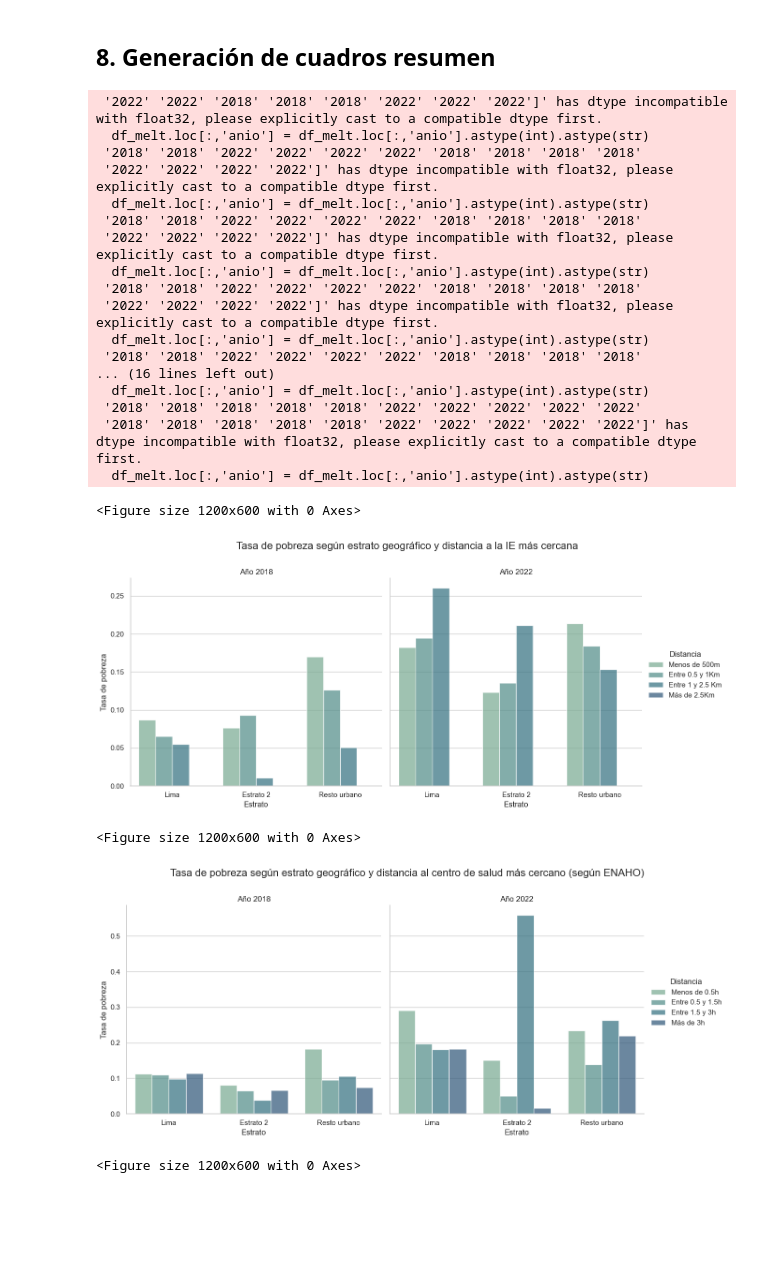
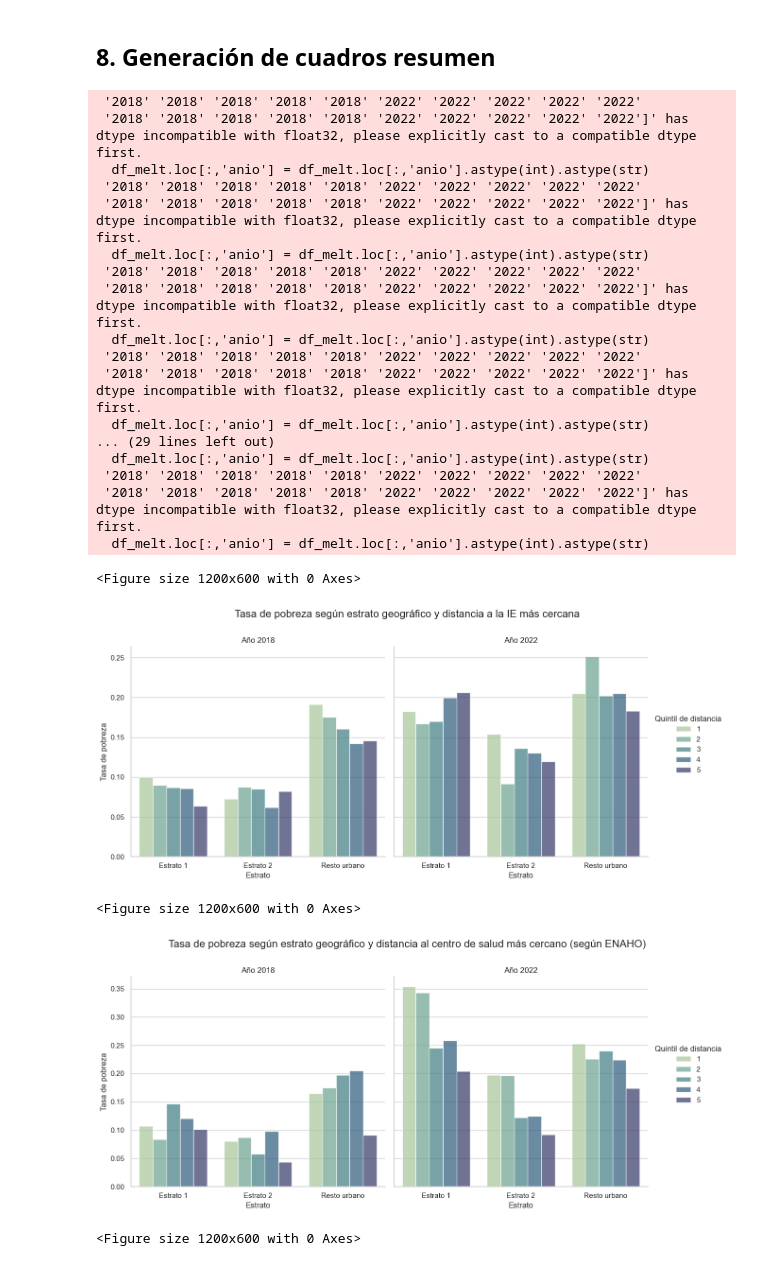
Before and after one commit to cesarnunezh/PDB-Pobreza, a Jupyter notebook: 3. Análisis espacial/variablesEspaciales.ipynb, the cells around one changed output. Cells and saved outputs as stored; diff of their text form; code cells hidden in the pictures; blank space fills up the shorter version.

```diff
--- a/3. Análisis espacial/variablesEspaciales.ipynb
+++ b/3. Análisis espacial/variablesEspaciales.ipynb
@@ -673,7 +799,7 @@ pobRestoRad500 = mod1[mod1['estrato'] > 2].groupby(['anio', 'catDistRad500']).ap
 # %% [markdown]
 ## 8. Generación de cuadros resumen
 # %%
-dataframe_names = ['IE', 'CCSS1', 'CCSS_I_II', 'CCSS_I', 'CCSS_II', 'Centro', 'Com', 'Mer', 'Trabajo', 'Rad500', 'Rad1000']
+dataframe_names = ['IE', 'CCSS1', 'CCSS_I_II', 'CCSS_I', 'CCSS_II', 'Centro', 'Com', 'Mer', 'Trabajo', 'Rad500', 'Rad1000', 'CentroCosta', 'CentroNoCosta', 'TrabajoCosta' , 'TrabajoNoCosta']
 
 # Función para procesar y renombrar DataFrames
 def process_dataframe(df, new_col, dist_col):
@@ -711,23 +837,10 @@ for name in dataframe_names:
         processed_dataframes['Resto'][name],
         f'catDist{name}'
     )
-
-# Acceder a un DataFrame fusionado específico
-distIE = merged_dataframes['IE']
-distCCSS1 = merged_dataframes['CCSS1']
-distCCSS_I_II = merged_dataframes['CCSS_I_II']
-distCCSS_I = merged_dataframes['CCSS_I']
-distCCSS_II = merged_dataframes['CCSS_II']
-distCentro = merged_dataframes['Centro']
-distCom = merged_dataframes['Com']
-distMer = merged_dataframes['Mer']
-distRad500 = merged_dataframes['Rad500']
-distRad1000 = merged_dataframes['Rad1000']
-distTrabajo = merged_dataframes['Trabajo']
 # %%
 os.chdir(r'C:\Users\User\OneDrive - MIGRACIÓN VIDENZA\1. Proyectos\1. Proyectos actuales\23. Artículos PDB\2. PDB - Pobreza Urbana\2. Data\2. Output')
 
-dataframe_names = ['IE', 'CCSS1', 'CCSS_I_II', 'CCSS_I', 'CCSS_II', 'Centro', 'Com', 'Mer', 'Trabajo', 'Rad500', 'Rad1000']
+dataframe_names = ['IE', 'CCSS1', 'CCSS_I_II', 'CCSS_I', 'CCSS_II', 'Centro', 'Com', 'Mer', 'Trabajo', 'Rad500', 'Rad1000','CentroCosta', 'CentroNoCosta', 'TrabajoCosta' , 'TrabajoNoCosta']
 
 file_path = 'analisisEspacial.xlsx'
 with pd.ExcelWriter(file_path) as writer:
@@ -739,9 +852,9 @@ import pandas as pd
 import matplotlib.pyplot as plt
 import seaborn as sns
 
-dataframe_names = ['IE', 'CCSS1', 'CCSS_I_II', 'CCSS_I', 'CCSS_II', 'Centro', 'Com', 'Mer', 'Trabajo', 'Rad500', 'Rad1000']
-leyendVals= ['Distancia', 'Distancia', 'Distancia', 'Distancia', 'Distancia', 'Distancia', 'Distancia', 'Distancia', 'Distancia', 'Quintil de luminosidad', 'Quintil de luminosidad']
-titleVals = ['distancia a la IE más cercana', 'distancia al centro de salud más cercano (según ENAHO)', 'distancia al centro de salud de nivel I o II más cercano (según RENIPRESS)', 'distancia al centro de salud de nivel I más cercano (según RENIPRESS)', 'distancia al centro de salud de nivel II más cercano (según RENIPRESS)', 'distancia a la centralidad de la provincia', 'distancia a la comisaría más cercana', 'distancia al mercado de abastos más cercano', 'distancia al centro del distrito donde trabaja', 'nivel de luminosidad en un radio de 500m', 'nivel de luminosidad en un radio de 1 km']
+dataframe_names = ['IE', 'CCSS1', 'CCSS_I_II', 'CCSS_I', 'CCSS_II', 'Centro', 'Com', 'Mer', 'Trabajo', 'Rad500', 'Rad1000', 'CentroCosta', 'CentroNoCosta', 'TrabajoCosta' , 'TrabajoNoCosta']
+leyendVals= ['Quintil de distancia', 'Quintil de distancia', 'Quintil de distancia', 'Quintil de distancia', 'Quintil de distancia', 'Quintil de distancia', 'Quintil de distancia', 'Quintil de distancia', 'Quintil de distancia', 'Quintil de luminosidad', 'Quintil de luminosidad', 'Quintil de distancia', 'Quintil de distancia', 'Quintil de distancia', 'Quintil de distancia']
+titleVals = ['distancia a la IE más cercana', 'distancia al centro de salud más cercano (según ENAHO)', 'distancia al centro de salud de nivel I o II más cercano (según RENIPRESS)', 'distancia al centro de salud de nivel I más cercano (según RENIPRESS)', 'distancia al centro de salud de nivel II más cercano (según RENIPRESS)', 'distancia a la centralidad de la provincia', 'distancia a la comisaría más cercana', 'distancia al mercado de abastos más cercano', 'distancia al centro del distrito donde trabaja', 'nivel de luminosidad en un radio de 500m', 'nivel de luminosidad en un radio de 1 km', 'distancia a la centralidad de la provincia - Costa', 'distancia a la centralidad de la provincia - No Costa', 'distancia al centro del distrito donde trabaja - Costa', 'distancia al centro del distrito donde trabaja - No Costa']
 
 dictLeyend = dict(zip(dataframe_names, leyendVals))
 dictTitles = dict(zip(dataframe_names, titleVals))
@@ -751,47 +864,48 @@ os.chdir(r'C:\Users\User\OneDrive - MIGRACIÓN VIDENZA\1. Proyectos\1. Proyectos
 for data in dataframe_names:
     df = merged_dataframes[data]
     cond1 = df['anio'] == 2018
     cond2 = df['anio'] == 2022
 
     df = df[cond1 | cond2 ]
     df_melt = pd.melt(df, id_vars=['anio',f'catDist{data}'], value_vars=['Lima', 'Est2', 'Resto'])
     df_melt.loc[:,'anio'] = df_melt.loc[:,'anio'].astype(int).astype(str)
+    df_melt.loc[df_melt['variable']=='Lima','variable'] = "Estrato 1"
     df_melt.loc[df_melt['variable']=='Est2','variable'] = "Estrato 2"
     df_melt.loc[df_melt['variable']=='Resto','variable'] = "Resto urbano"
 
     # Setting the figure size
     plt.figure(figsize=(12, 6))
 
     sns.set(style="whitegrid")
     g = sns.FacetGrid(df_melt, col="anio", height=6)
     g.map_dataframe(sns.barplot, x='variable', y='value', hue=f'catDist{data}', errorbar=None,
                     palette="crest", alpha=0.7, dodge=True)
     g.set_axis_labels("Estrato", "Tasa de pobreza")
     g.set_titles(col_template="Año {col_name}", )
     g.add_legend(title = dictLeyend[data])
     g.fig.suptitle(f"Tasa de pobreza según estrato geográfico y {dictTitles[data]}", fontsize=16)
     plt.subplots_adjust(top=0.85)
     g.savefig(f"plot_{data}.png")
 # %% [output]
- '2022' '2022' '2018' '2018' '2018' '2022' '2022' '2022']' has dtype incompatible with float32, please explicitly cast to a compatible dtype first.
-  df_melt.loc[:,'anio'] = df_melt.loc[:,'anio'].astype(int).astype(str)
- '2018' '2018' '2022' '2022' '2022' '2022' '2018' '2018' '2018' '2018'
- '2022' '2022' '2022' '2022']' has dtype incompatible with float32, please explicitly cast to a compatible dtype first.
-  df_melt.loc[:,'anio'] = df_melt.loc[:,'anio'].astype(int).astype(str)
- '2018' '2018' '2022' '2022' '2022' '2022' '2018' '2018' '2018' '2018'
- '2022' '2022' '2022' '2022']' has dtype incompatible with float32, please explicitly cast to a compatible dtype first.
-  df_melt.loc[:,'anio'] = df_melt.loc[:,'anio'].astype(int).astype(str)
- '2018' '2018' '2022' '2022' '2022' '2022' '2018' '2018' '2018' '2018'
- '2022' '2022' '2022' '2022']' has dtype incompatible with float32, please explicitly cast to a compatible dtype first.
-  df_melt.loc[:,'anio'] = df_melt.loc[:,'anio'].astype(int).astype(str)
- '2018' '2018' '2022' '2022' '2022' '2022' '2018' '2018' '2018' '2018'
-... (16 lines left out)
+ '2018' '2018' '2018' '2018' '2018' '2022' '2022' '2022' '2022' '2022'
+ '2018' '2018' '2018' '2018' '2018' '2022' '2022' '2022' '2022' '2022']' has dtype incompatible with float32, please explicitly cast to a compatible dtype first.
   df_melt.loc[:,'anio'] = df_melt.loc[:,'anio'].astype(int).astype(str)
  '2018' '2018' '2018' '2018' '2018' '2022' '2022' '2022' '2022' '2022'
  '2018' '2018' '2018' '2018' '2018' '2022' '2022' '2022' '2022' '2022']' has dtype incompatible with float32, please explicitly cast to a compatible dtype first.
   df_melt.loc[:,'anio'] = df_melt.loc[:,'anio'].astype(int).astype(str)
+ '2018' '2018' '2018' '2018' '2018' '2022' '2022' '2022' '2022' '2022'
+ '2018' '2018' '2018' '2018' '2018' '2022' '2022' '2022' '2022' '2022']' has dtype incompatible with float32, please explicitly cast to a compatible dtype first.
+  df_melt.loc[:,'anio'] = df_melt.loc[:,'anio'].astype(int).astype(str)
+ '2018' '2018' '2018' '2018' '2018' '2022' '2022' '2022' '2022' '2022'
+ '2018' '2018' '2018' '2018' '2018' '2022' '2022' '2022' '2022' '2022']' has dtype incompatible with float32, please explicitly cast to a compatible dtype first.
+  df_melt.loc[:,'anio'] = df_melt.loc[:,'anio'].astype(int).astype(str)
+... (29 lines left out)
+  df_melt.loc[:,'anio'] = df_melt.loc[:,'anio'].astype(int).astype(str)
+ '2018' '2018' '2018' '2018' '2018' '2022' '2022' '2022' '2022' '2022'
+ '2018' '2018' '2018' '2018' '2018' '2022' '2022' '2022' '2022' '2022']' has dtype incompatible with float32, please explicitly cast to a compatible dtype first.
+  df_melt.loc[:,'anio'] = df_melt.loc[:,'anio'].astype(int).astype(str)
 <Figure size 1200x600 with 0 Axes>
-[figure, old version]
+[figure, new version]
 <Figure size 1200x600 with 0 Axes>
-[figure, old version]
+[figure, new version]
 <Figure size 1200x600 with 0 Axes>
```
Also changed, not shown: parts of 18 cells of this notebook, 1 other file.
